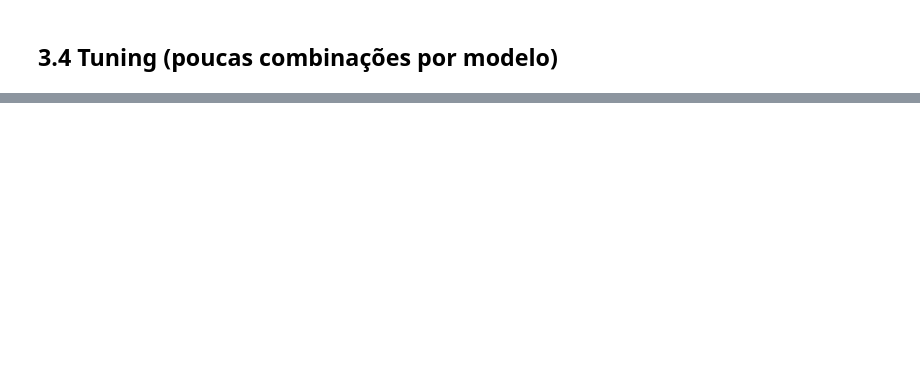
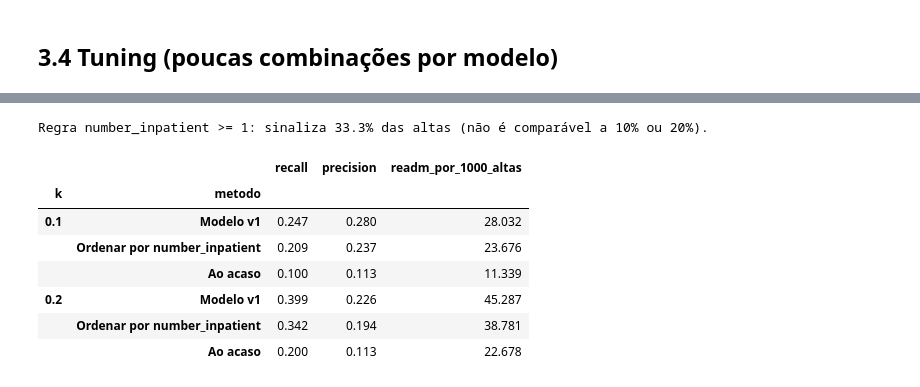
Before and after one commit to EDSB26G11/Bootcamp_Projetos, a Jupyter notebook: notebooks/04_tuning_selection.ipynb, the cells around one changed output, grey strips where cells are left out. Saved outputs shown, nothing was run; the diff lists cells and outputs as text; code cells hidden in the pictures; blank space fills up the shorter version.

```diff
--- a/notebooks/04_tuning_selection.ipynb
+++ b/notebooks/04_tuning_selection.ipynb
@@ -17,15 +19,18 @@ ROOT = Path.cwd().parent if Path.cwd().name == "notebooks" else Path.cwd()
 sys.path.insert(0, str(ROOT))
 os.chdir(ROOT)  # os caminhos de src/ (data/, reports/, models/) são relativos à raiz
 
+import matplotlib.pyplot as plt
 import pandas as pd
-from sklearn.base import clone
 
-from src.models.evaluate import predict_scores, score_metrics
-from src.models.threshold import capacity_table
-from src.models.train import fit_final, run_cv
-from src.pipeline import cv_splits, load_model_data
+from src.models.baselines import candidate_models
+from src.models.threshold import (CAPACITIES, capacity_table, confusion_at_k, gains_curve,
+                                  rank_baseline_at_k)
+from src.models.train import run_cv
+from src.pipeline import load_model_data
 
 data = load_model_data()
+FIG = ROOT / "reports" / "figures"
+BASE_RATE = data.y_train.mean()
 # %% [markdown]
 ## 3.4 Tuning (poucas combinações por modelo)
 # %%
@@ -58,0 +46,5 @@ Com scores out-of-fold do treino, não do teste.
+# %%
+best = candidate_models()["hist_gradient_boosting"]
+val_folds, oof = run_cv("hist_gradient_boosting", best, data, log=False, return_oof=True)
+oof.to_frame().to_csv(ROOT / "reports" / "oof_v1.csv", index=False)
+val_folds[["pr_auc", "roc_auc", "recall_at_10", "recall_at_20", "brier"]].agg(["mean", "std"]).round(3)
@@ -58,0 +98,3 @@ Com scores out-of-fold do treino, não do teste.
+# %%
+cap = capacity_table(data.y_train, oof)
+cap.round(4)
@@ -58,0 +110,23 @@ Com scores out-of-fold do treino, não do teste.
+# %%
+rows = []
+for k in CAPACITIES:
+    b = rank_baseline_at_k(data.y_train, data.X_train["number_inpatient"], k)
+    for method, rec, prec in [("Modelo v1", cap.loc[k, "recall"], cap.loc[k, "precision"]),
+                              ("Ordenar por number_inpatient", b["recall_mean"], b["precision_mean"]),
+                              ("Ao acaso", k, BASE_RATE)]:
+        rows.append({"k": k, "metodo": method, "recall": rec, "precision": prec,
+                     "readm_por_1000_altas": 1000 * k * prec})
+comp = pd.DataFrame(rows).set_index(["k", "metodo"])
+rule = (data.X_train["number_inpatient"] >= 1).mean()
+print(f"Regra number_inpatient >= 1: sinaliza {rule:.1%} das altas (não é comparável a 10% ou 20%).")
+comp.round(3)
+# %% [output]
+Regra number_inpatient >= 1: sinaliza 33.3% das altas (não é comparável a 10% ou 20%).
+|  |  | recall | precision | readm_por_1000_altas |
+| k | metodo |  |  |  |
+| 0.1 | Modelo v1 | 0.247 | 0.280 | 28.032 |
+|  | Ordenar por number_inpatient | 0.209 | 0.237 | 23.676 |
+|  | Ao acaso | 0.100 | 0.113 | 11.339 |
+| 0.2 | Modelo v1 | 0.399 | 0.226 | 45.287 |
+|  | Ordenar por number_inpatient | 0.342 | 0.194 | 38.781 |
+|  | Ao acaso | 0.200 | 0.113 | 22.678 |
```
Also changed, not shown: parts of 24 cells of this notebook, 28 other files.
